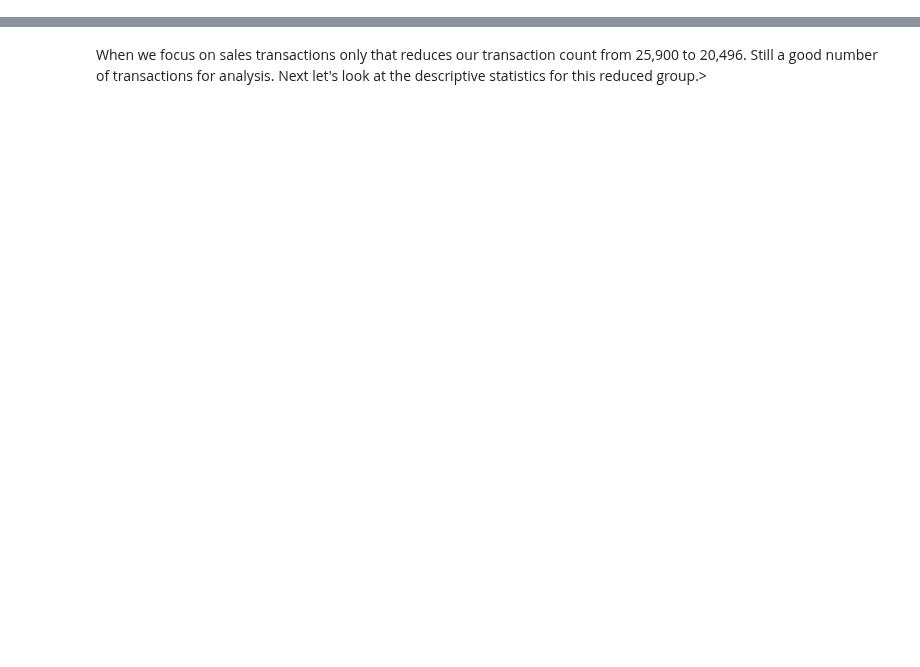
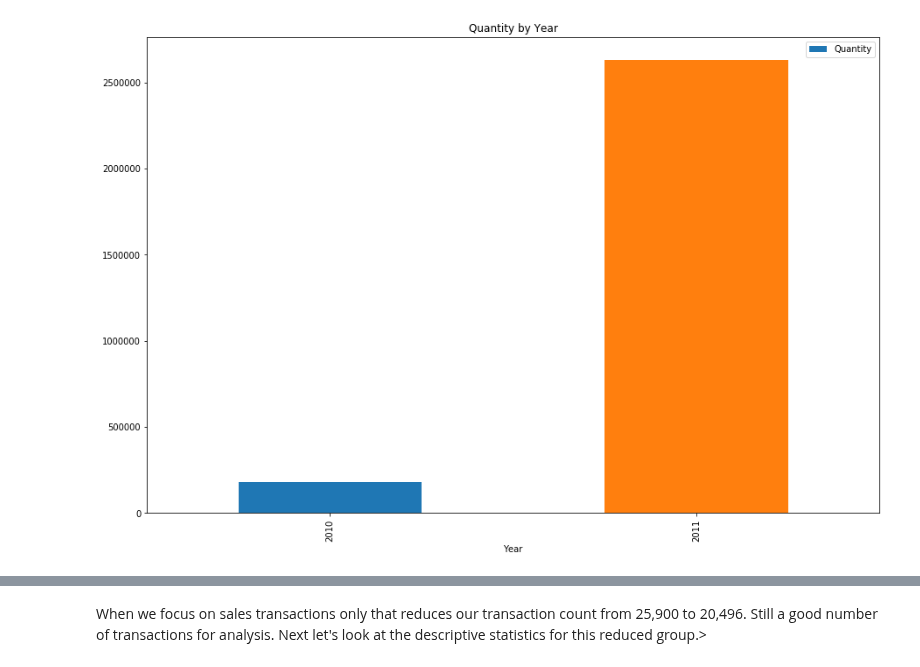
Before and after one commit to zinrion/Thinkful-Projects, a Jupyter notebook: Online Retail Exploration.ipynb, the cells around one changed output, grey strips where cells are left out. Drawn from its saved outputs; the diff is of its cells as text; code cells hidden in the pictures; blank space fills up the shorter version.

```diff
--- a/Online Retail Exploration.ipynb
+++ b/Online Retail Exploration.ipynb
@@ -123,0 +101,29 @@ sales_trans_grouped['ASP'] = sales_trans_grouped["Revenue"]/ sales_trans_grouped
+# %%
+#Regroup sales transactions
+twelve_month_data = data.loc[data['InvoiceDate'] < '2011-12-01']
+sales_time_grouped = data.groupby(['InvoiceNo','Day of Week','Week of Year','Month',"Hour",'Year','Day of Week Number'], as_index=False)['Quantity','Revenue'].sum()
+sales_time_grouped_12 = twelve_month_data.groupby(['InvoiceNo','Day of Week','Week of Year','Month',"Hour",'Year','Day of Week Number'], as_index=False)['Quantity','Revenue'].sum()
+sales_dow_grouped = data.groupby(['InvoiceNo','Day of Week Number','Day of Week'], as_index=False)['Quantity','Revenue'].sum()
+time_grouped_75_revenue = sales_dow_grouped.loc[sales_time_grouped["Revenue"] < sales_dow_grouped.Revenue.quantile(.75)]
+time_grouped_75_quantity = sales_time_grouped.loc[sales_time_grouped["Quantity"] < sales_time_grouped.Revenue.quantile(.75)]
+time_grouped_75_quantity_12 = sales_time_grouped_12.loc[sales_time_grouped["Quantity"] < sales_time_grouped_12.Revenue.quantile(.75)]
+
+
+#time_grouped_75_quantity = sales_time_grouped.loc[sales_time_grouped["Quantity"] < sales_time_grouped.Quantity.quantile(.75)]
+
+dow_grouped_75_quantity = time_grouped_75_quantity.groupby(['Day of Week Number','Day of Week'], as_index=False)['Quantity'].sum()
+
+woy_grouped_75_quantity = time_grouped_75_quantity_12.groupby(['Week of Year'], as_index=False)['Quantity'].sum()
+
+hour_grouped_75_quantity = time_grouped_75_quantity.groupby(['Hour'], as_index=False)['Quantity'].sum()
+
+year_grouped_75_quantity = time_grouped_75_quantity.groupby(['Year'], as_index=False)['Quantity'].sum()
+
+month_grouped_75_quantity = time_grouped_75_quantity_12.groupby(['Month'], as_index=False)['Quantity'].sum()
+#time_grouped_75_revenue = sales_time_grouped.loc[sales_trans_grou#
+# %%
+year_grouped_75_quantity.plot(x="Year", y='Quantity', kind='bar', figsize=(15,10))
+plt.title('Quantity by Year')
+plt.show()
+# %% [output]
+[figure, added]
```
Also changed, not shown: parts of 98 cells of this notebook.
